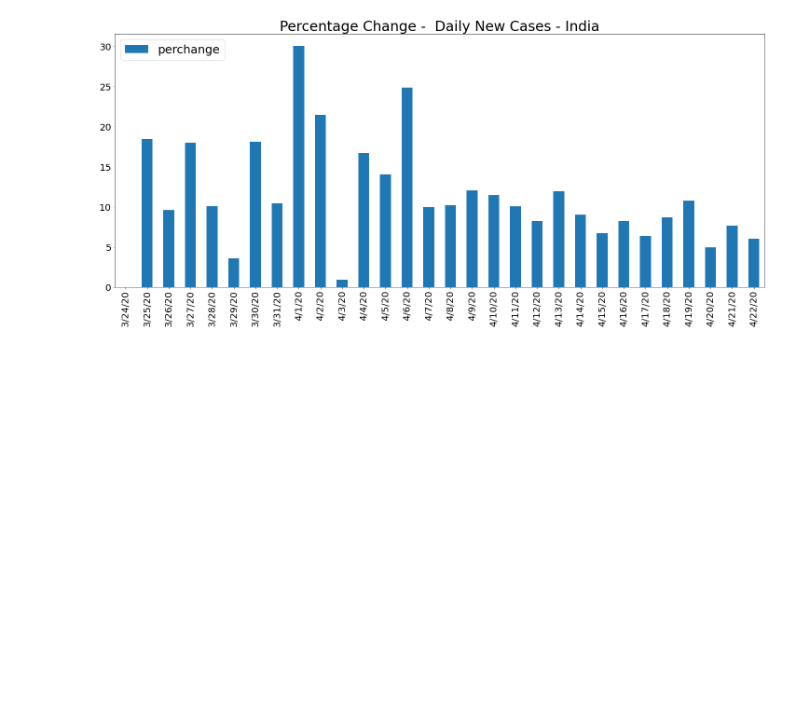
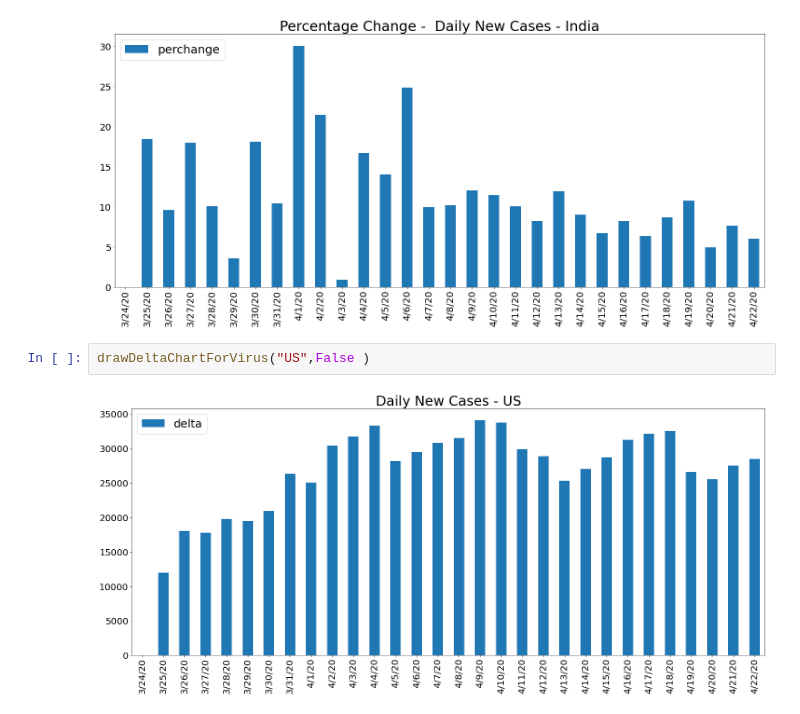
Before and after one commit to coolviki/corona_analysis, a Jupyter notebook: Corona_Analysis.ipynb, the cells around one changed output. Cells and saved outputs as stored; diff of their text form; blank space fills up the shorter version.

```diff
--- a/Corona_Analysis.ipynb
+++ b/Corona_Analysis.ipynb
@@ -92,3 +90,7 @@ drawDeltaChartForVirus("India",False )
 drawDeltaChartForVirus("India",True,30)
 # %% [output]
 [figure]
+# %%
+drawDeltaChartForVirus("US",False )
+# %% [output]
+[figure, added]
```
Also changed, not shown: parts of 4 cells of this notebook.
